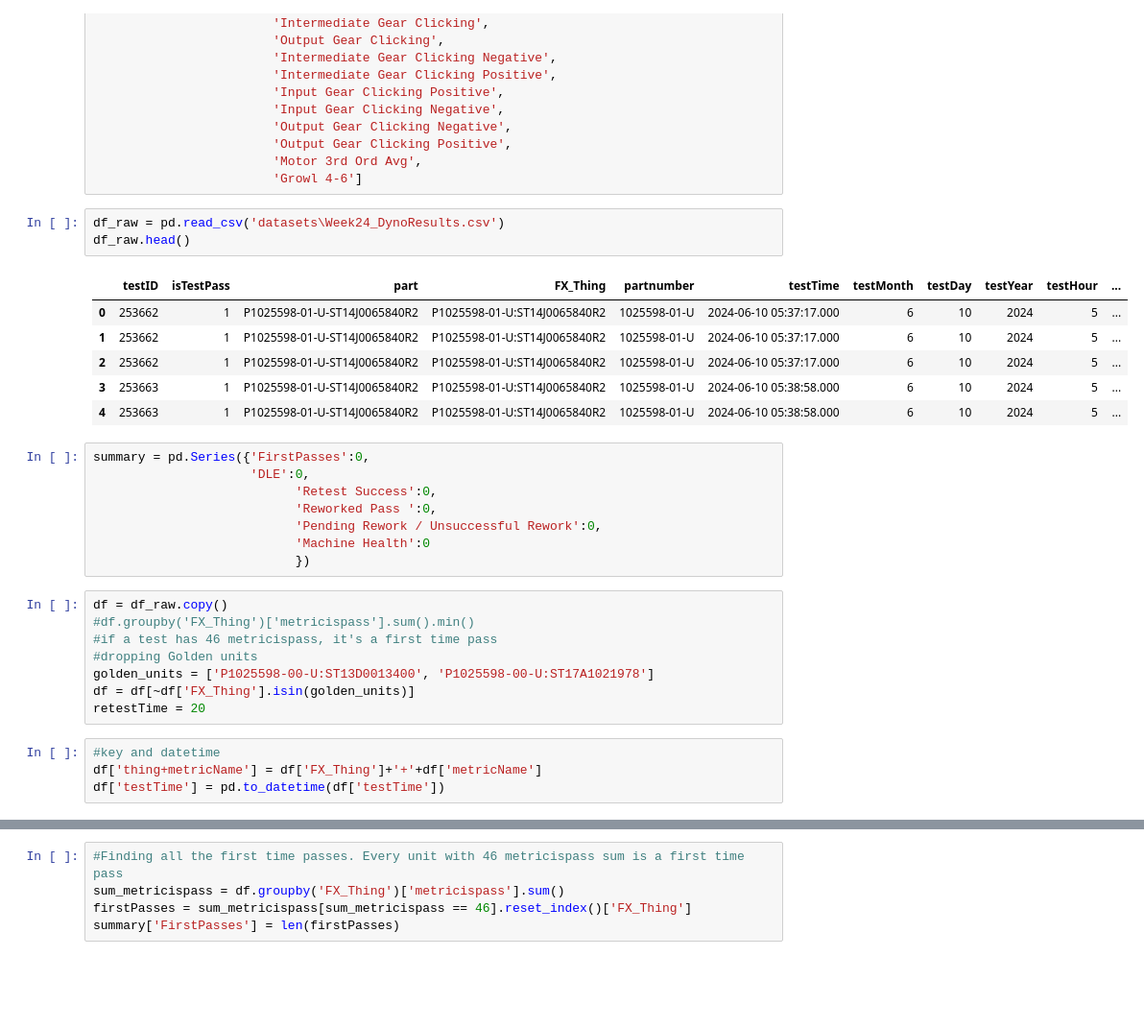
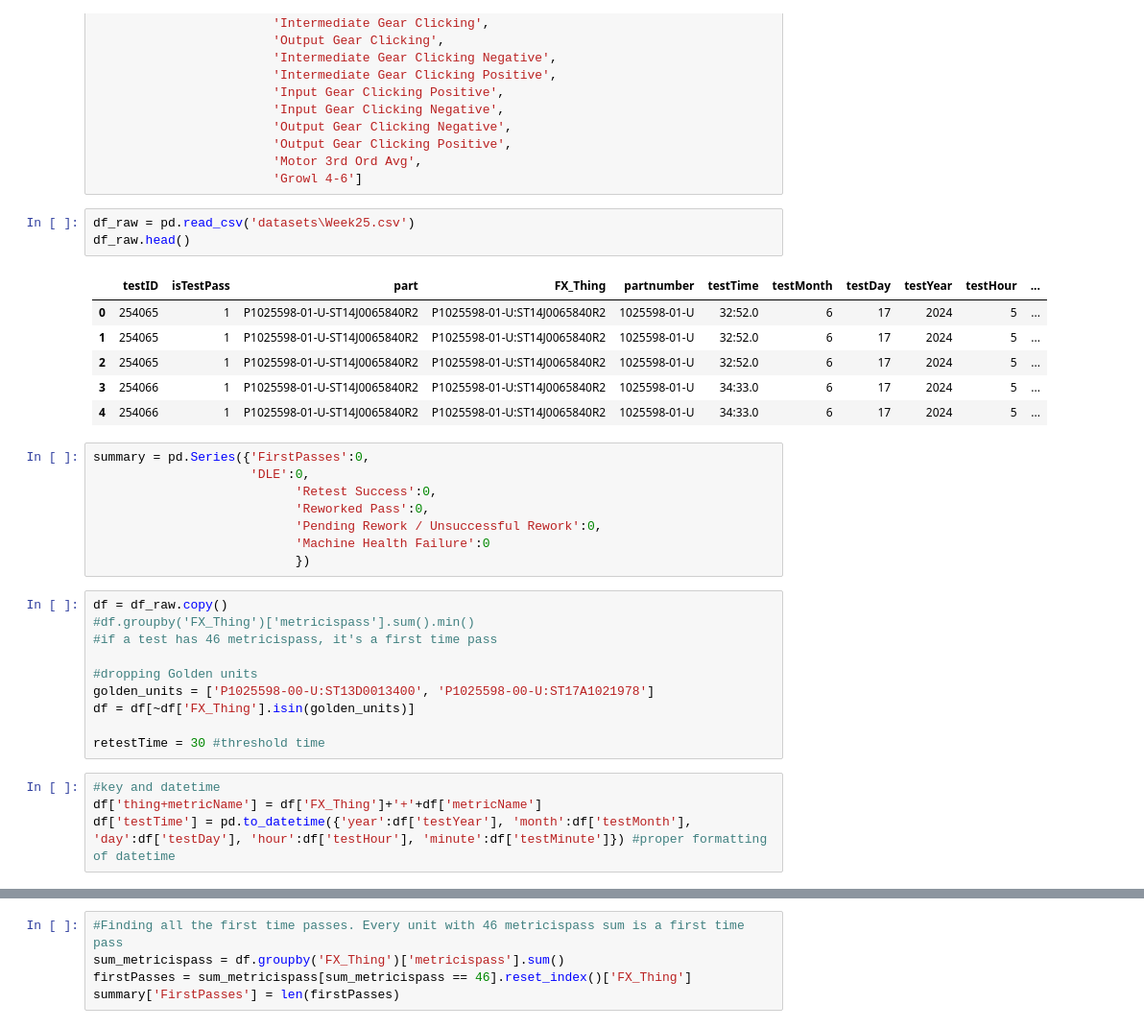
Before and after one commit to edmht/DynoYield_WeeklyRollup, a Jupyter notebook: Dyno_Weekly.ipynb, the cells around one changed output, grey strips where cells are left out. Shown: that part at 96% size. Cells and saved outputs as stored; diff of their text form; blank space fills up the shorter version.

Commit message:
Week27
No changes

```diff
--- a/Dyno_Weekly.ipynb
+++ b/Dyno_Weekly.ipynb
@@ -18,35 +18,37 @@ NVH_metrics = ['6208 Cage Failure', 'CH/Input Bearing Race Defect', 'CH/Input Be
                         'Motor 3rd Ord Avg',
                         'Growl 4-6']
 # %%
-df_raw = pd.read_csv('datasets\Week24_DynoResults.csv')
+df_raw = pd.read_csv('datasets\Week25.csv')
 df_raw.head()
 # %% [output]
 |  | testID | isTestPass | part | FX_Thing | partnumber | testTime | testMonth | testDay | testYear | testHour | ... |
-| 0 | 253662 | 1 | P1025598-01-U-ST14J0065840R2 | P1025598-01-U:ST14J0065840R2 | 1025598-01-U | 2024-06-10 05:37:17.000 | 6 | 10 | 2024 | 5 | ... |
-| 1 | 253662 | 1 | P1025598-01-U-ST14J0065840R2 | P1025598-01-U:ST14J0065840R2 | 1025598-01-U | 2024-06-10 05:37:17.000 | 6 | 10 | 2024 | 5 | ... |
-| 2 | 253662 | 1 | P1025598-01-U-ST14J0065840R2 | P1025598-01-U:ST14J0065840R2 | 1025598-01-U | 2024-06-10 05:37:17.000 | 6 | 10 | 2024 | 5 | ... |
-| 3 | 253663 | 1 | P1025598-01-U-ST14J0065840R2 | P1025598-01-U:ST14J0065840R2 | 1025598-01-U | 2024-06-10 05:38:58.000 | 6 | 10 | 2024 | 5 | ... |
-| 4 | 253663 | 1 | P1025598-01-U-ST14J0065840R2 | P1025598-01-U:ST14J0065840R2 | 1025598-01-U | 2024-06-10 05:38:58.000 | 6 | 10 | 2024 | 5 | ... |
+| 0 | 254065 | 1 | P1025598-01-U-ST14J0065840R2 | P1025598-01-U:ST14J0065840R2 | 1025598-01-U | 32:52.0 | 6 | 17 | 2024 | 5 | ... |
+| 1 | 254065 | 1 | P1025598-01-U-ST14J0065840R2 | P1025598-01-U:ST14J0065840R2 | 1025598-01-U | 32:52.0 | 6 | 17 | 2024 | 5 | ... |
+| 2 | 254065 | 1 | P1025598-01-U-ST14J0065840R2 | P1025598-01-U:ST14J0065840R2 | 1025598-01-U | 32:52.0 | 6 | 17 | 2024 | 5 | ... |
+| 3 | 254066 | 1 | P1025598-01-U-ST14J0065840R2 | P1025598-01-U:ST14J0065840R2 | 1025598-01-U | 34:33.0 | 6 | 17 | 2024 | 5 | ... |
+| 4 | 254066 | 1 | P1025598-01-U-ST14J0065840R2 | P1025598-01-U:ST14J0065840R2 | 1025598-01-U | 34:33.0 | 6 | 17 | 2024 | 5 | ... |
 # %%
 summary = pd.Series({'FirstPasses':0,
                      'DLE':0,
                            'Retest Success':0,
-                           'Reworked Pass ':0,
+                           'Reworked Pass':0,
                            'Pending Rework / Unsuccessful Rework':0,
-                           'Machine Health':0
+                           'Machine Health Failure':0
                            })
 # %%
 df = df_raw.copy()
 #df.groupby('FX_Thing')['metricispass'].sum().min()
 #if a test has 46 metricispass, it's a first time pass
+
 #dropping Golden units
 golden_units = ['P1025598-00-U:ST13D0013400', 'P1025598-00-U:ST17A1021978']
 df = df[~df['FX_Thing'].isin(golden_units)]
-retestTime = 20
+
+retestTime = 30 #threshold time
 # %%
 #key and datetime
 df['thing+metricName'] = df['FX_Thing']+'+'+df['metricName']
-df['testTime'] = pd.to_datetime(df['testTime'])
+df['testTime'] = pd.to_datetime({'year':df['testYear'], 'month':df['testMonth'], 'day':df['testDay'], 'hour':df['testHour'], 'minute':df['testMinute']}) #proper formatting of datetime
 # %%
 df['part'].nunique()
 # %% [output]
```
Also changed, not shown: parts of 12 cells of this notebook, 5 other files.
